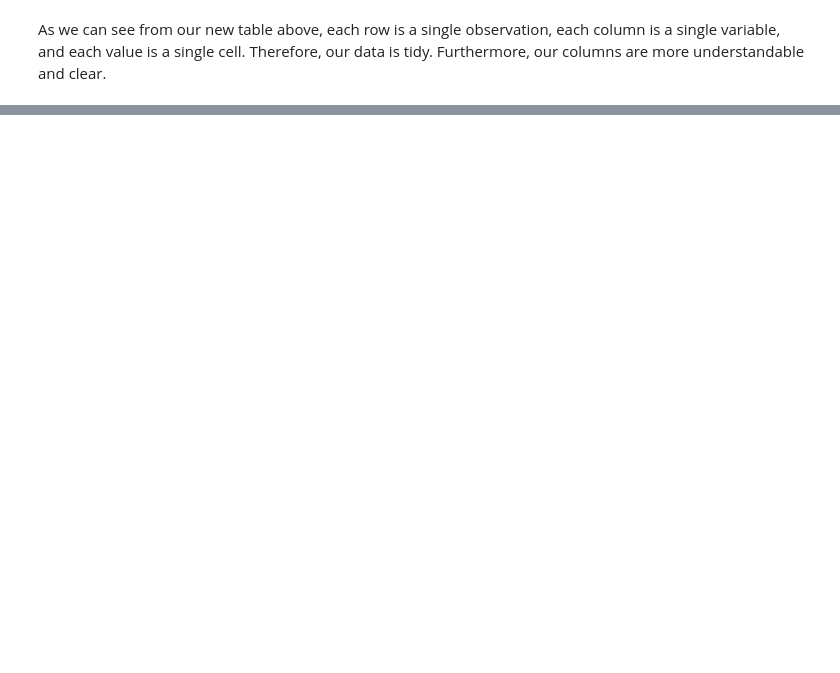
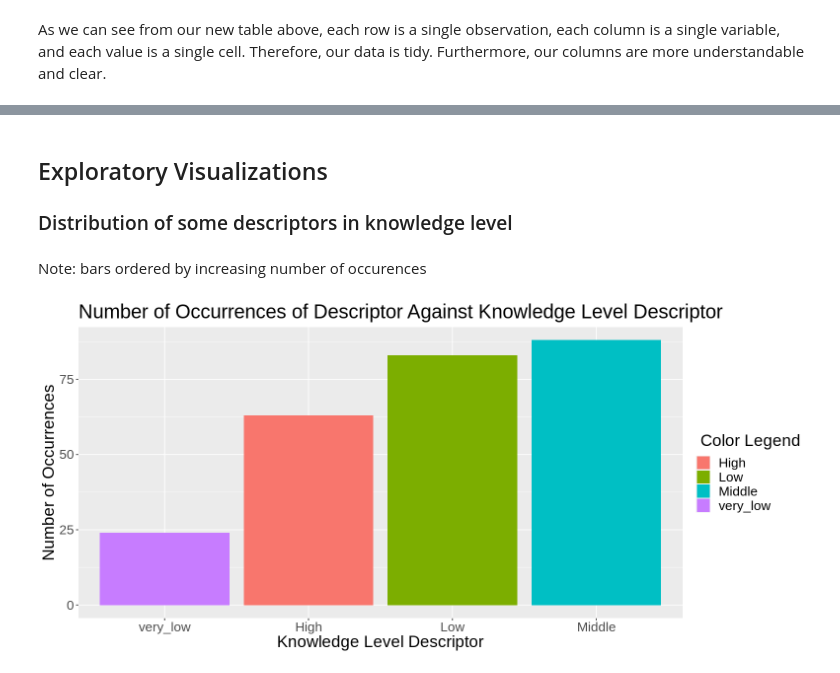
Before and after one commit to genhoang/dsci-100-group-151, a Jupyter notebook: newpropsal.ipynb, the cells around one changed output, grey strips where cells are left out. Cells and saved outputs as stored; diff of their text form; code cells hidden in the pictures; blank space fills up the shorter version.

```diff
--- a/newpropsal.ipynb
+++ b/newpropsal.ipynb
@@ -112,0 +106,6 @@ For our numerical data, (labelled by <dbl>), we can find the range of values wit
+# %%
+number_of_each_descriptor <- training_data %>%
+  select(direct_knowledge_level) %>%
+  group_by(direct_knowledge_level) %>%
+  summarize(n = n())
+number_of_each_descriptor
@@ -112,0 +136,18 @@ For our numerical data, (labelled by <dbl>), we can find the range of values wit
+# %% [markdown]
+## Exploratory Visualizations
+
+### Distribution of some descriptors in knowledge level
+# %% [markdown]
+Note: bars ordered by increasing number of occurences
+# %%
+options(repr.plot.width = 13, repr.plot.height = 6)
+distribution_of_descriptors_plot <-
+  ggplot(number_of_each_descriptor, aes(x = fct_reorder(direct_knowledge_level, n), y = n, fill = direct_knowledge_level)) +
+  geom_bar(stat = "identity") +
+  ggtitle("Number of Occurrences of Descriptor Against Knowledge Level Descriptor") +
+  labs(x = "Knowledge Level Descriptor", y = "Number of Occurrences", fill = " Color Legend") +
+  theme(text = element_text(size = 20))  +
+  scale_color_brewer(palette = "Set2")
+distribution_of_descriptors_plot
+# %% [output]
+[figure, added]
```
Also changed, not shown: parts of 20 cells of this notebook.
